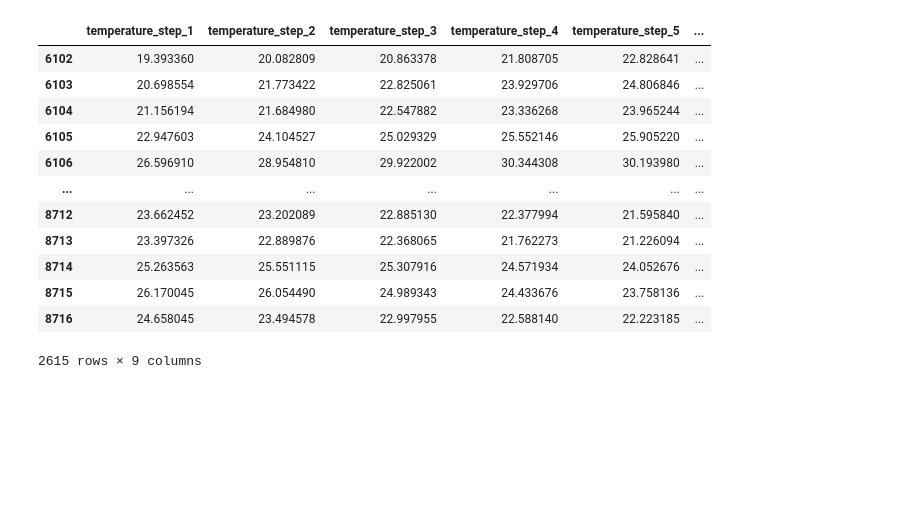
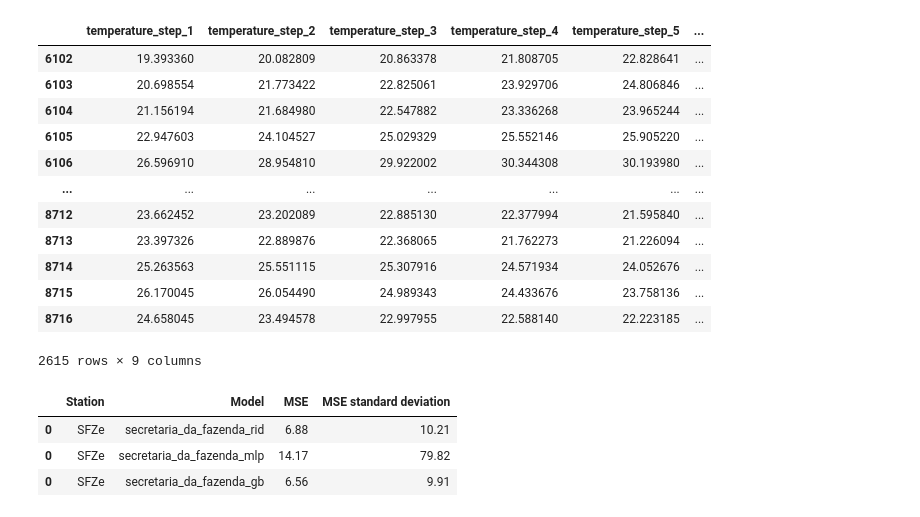
Before and after one commit to plbalmeida/ml-uhi, a Jupyter notebook: notebooks/5.0-iag-data-analysis.ipynb, the cells around one changed output. Saved outputs shown, nothing was run; the diff lists cells and outputs as text; code cells hidden in the pictures; blank space fills up the shorter version.

Commit message:
ML model prediction started

```diff
--- a/notebooks/5.0-iag-data-analysis.ipynb
+++ b/notebooks/5.0-iag-data-analysis.ipynb
@@ -907,7 +920,8 @@ def ml_pred(df):
     df = df.dropna()
 
     station = df.station.unique()[0]
-    station_name = df.station_name.unique()[0].lower().replace(" ", "_")
+    station_name = df.station_name.unique()[0]
+    station_name_df = station_name.lower().replace(" ", "_")
 
     df = df.reset_index()
     ts = df[["timestamp"]]
@@ -940,7 +954,7 @@ def ml_pred(df):
         y_pred["timestamp"] = ts.timestamp
         y_pred["station"] = station
         y_pred["station_name"] = station_name
-        preds[f"{station_name}_{model}"] = y_pred
+        preds[f"{station_name_df}_{model}"] = y_pred
 
     return preds
 # %%
@@ -1003,0 +1101,7 @@ preds["secretaria_da_fazenda_rid"]
+# %%
+pd.concat(performance_temp)
+# %% [output]
+|  | Station | Model | MSE | MSE standard deviation |
+| 0 | SFZe | secretaria_da_fazenda_rid | 6.88 | 10.21 |
+| 0 | SFZe | secretaria_da_fazenda_mlp | 14.17 | 79.82 |
+| 0 | SFZe | secretaria_da_fazenda_gb | 6.56 | 9.91 |
```
Also changed, not shown: parts of 9 cells of this notebook.
